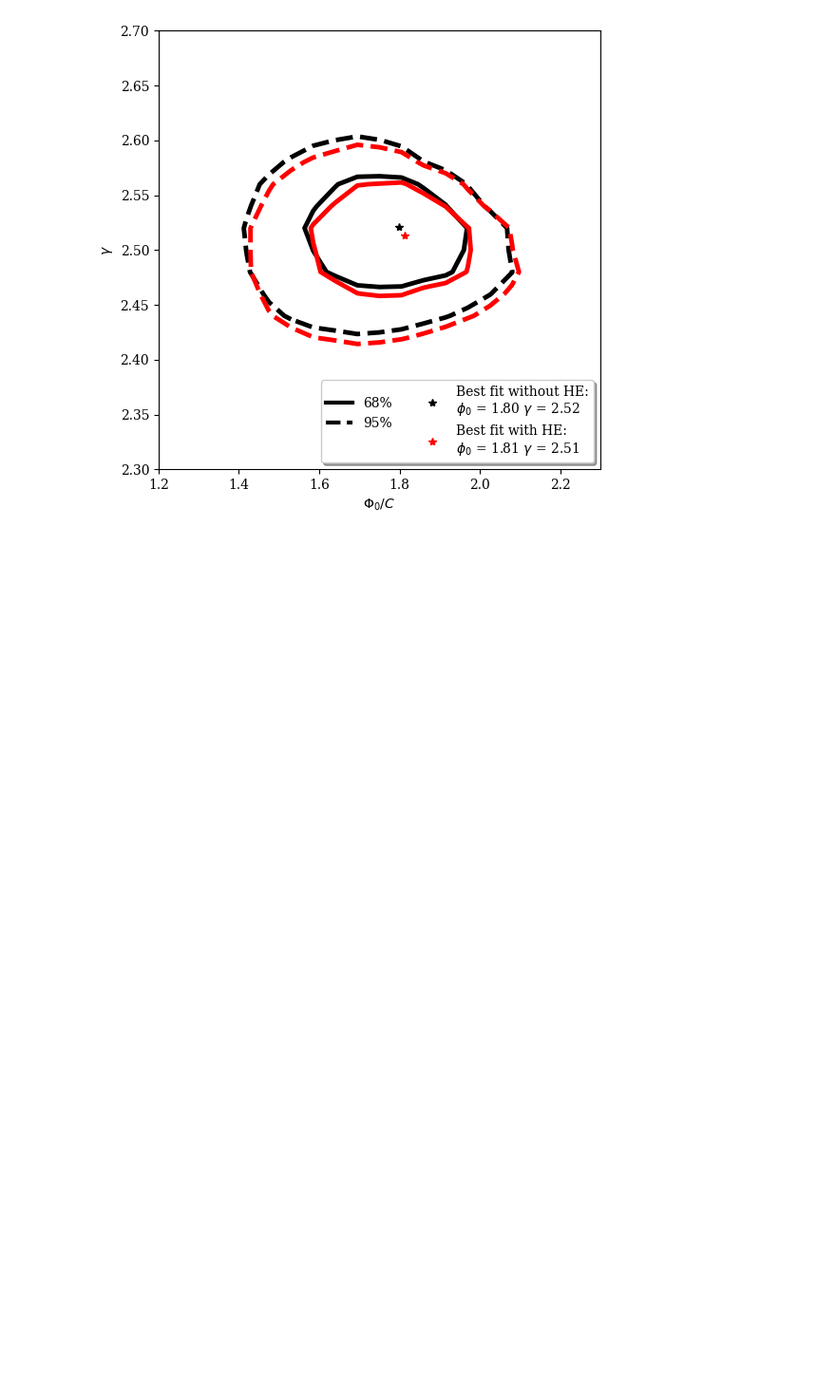
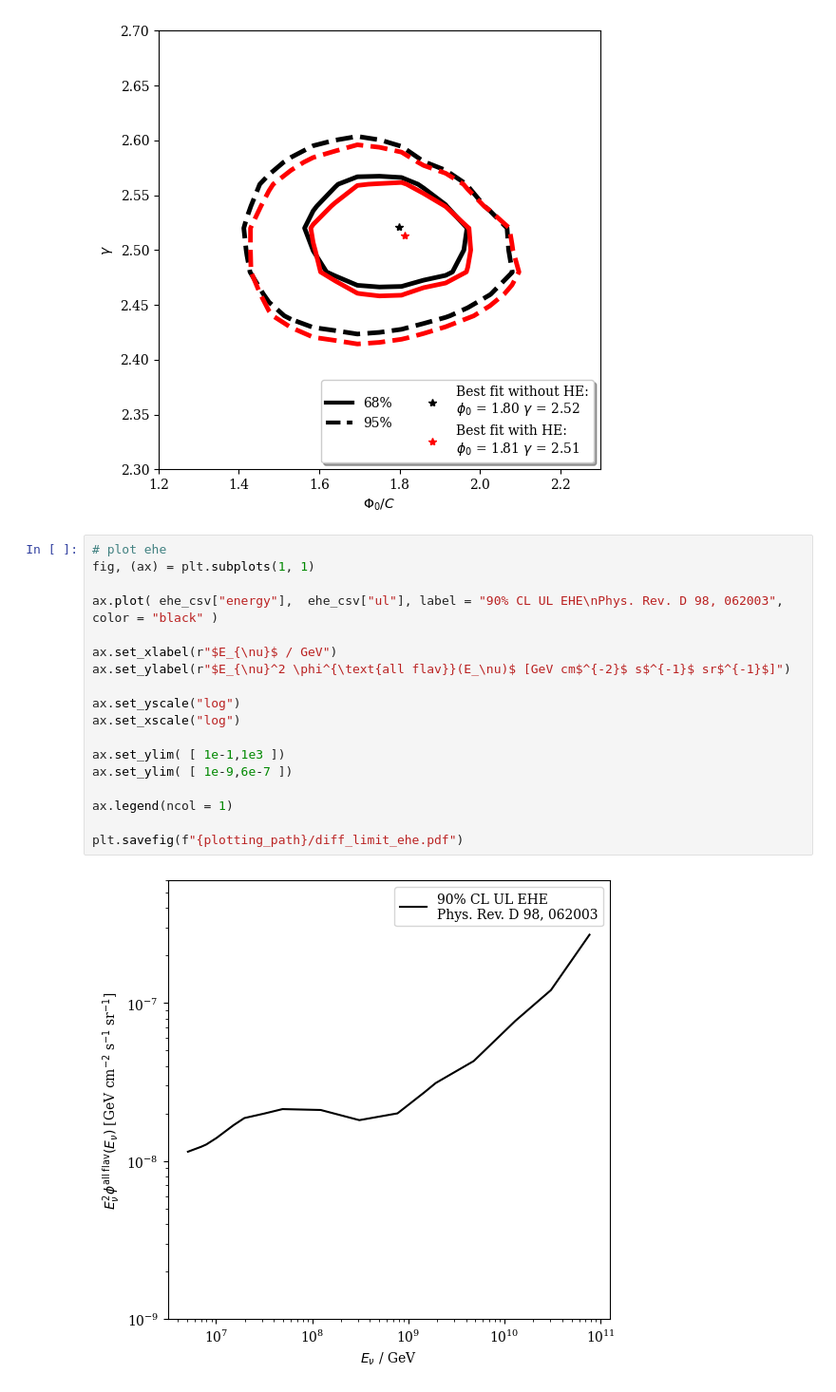
Before and after one commit to tjuanve/icc-ana, a Jupyter notebook: combined_track_shower/plots/diffuse_call_12dec_extraSPL.ipynb, the cells around one changed output. Shown at 95% size. Saved outputs shown, nothing was run; the diff lists cells and outputs as text; blank space fills up the shorter version.

```diff
--- a/combined_track_shower/plots/diffuse_call_12dec_extraSPL.ipynb
+++ b/combined_track_shower/plots/diffuse_call_12dec_extraSPL.ipynb
@@ -400,3 +366,23 @@ l3 = ax.legend(lh,ll,loc = "lower right",
 plt.savefig(f"{plotting_path}/compare_contour_bestfit_{name1}-{name2}.pdf")
 # %% [output]
 [figure]
+# %%
+# plot ehe
+fig, (ax) = plt.subplots(1, 1)
+
+ax.plot( ehe_csv["energy"],  ehe_csv["ul"], label = "90% CL UL EHE\nPhys. Rev. D 98, 062003", color = "black" )
+
+ax.set_xlabel(r"$E_{\nu}$ / GeV")
+ax.set_ylabel(r"$E_{\nu}^2 \phi^{\text{all flav}}(E_\nu)$ [GeV cm$^{-2}$ s$^{-1}$ sr$^{-1}$]")
+
+ax.set_yscale("log")
+ax.set_xscale("log")
+
+ax.set_ylim( [ 1e-1,1e3 ])
+ax.set_ylim( [ 1e-9,6e-7 ])
+
+ax.legend(ncol = 1)
+
+plt.savefig(f"{plotting_path}/diff_limit_ehe.pdf")
+# %% [output]
+[figure, added]
```
Also changed, not shown: parts of 9 cells of this notebook, 7 other files.
